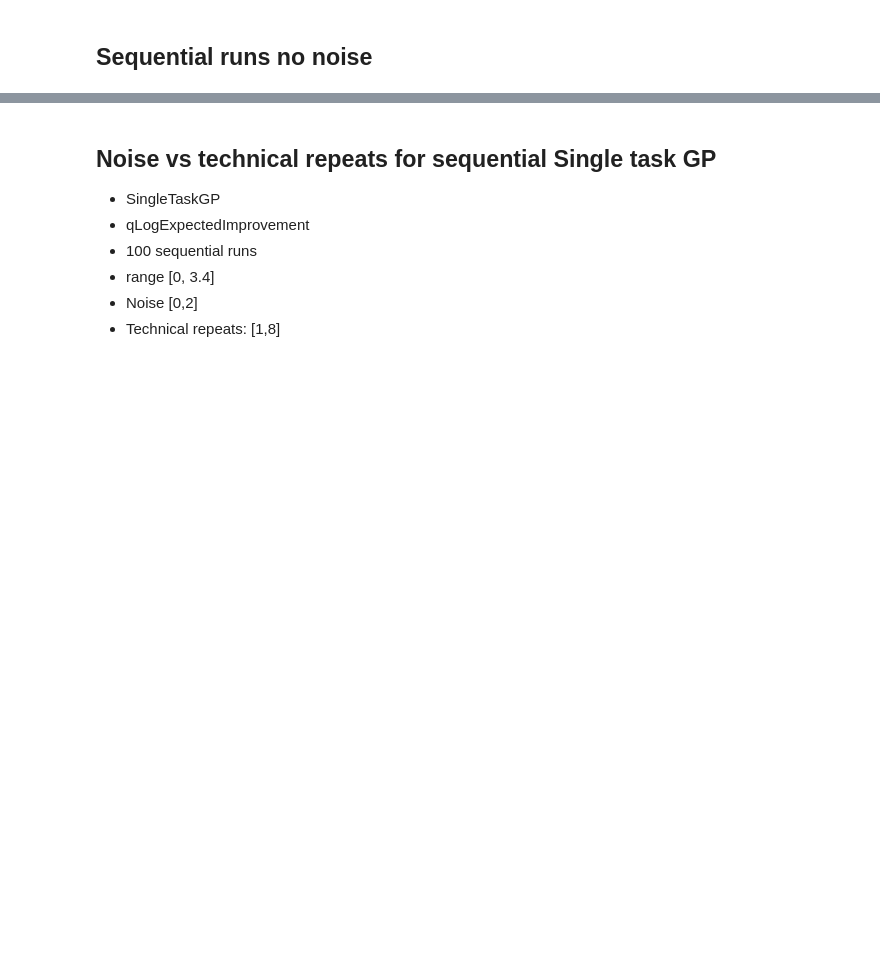
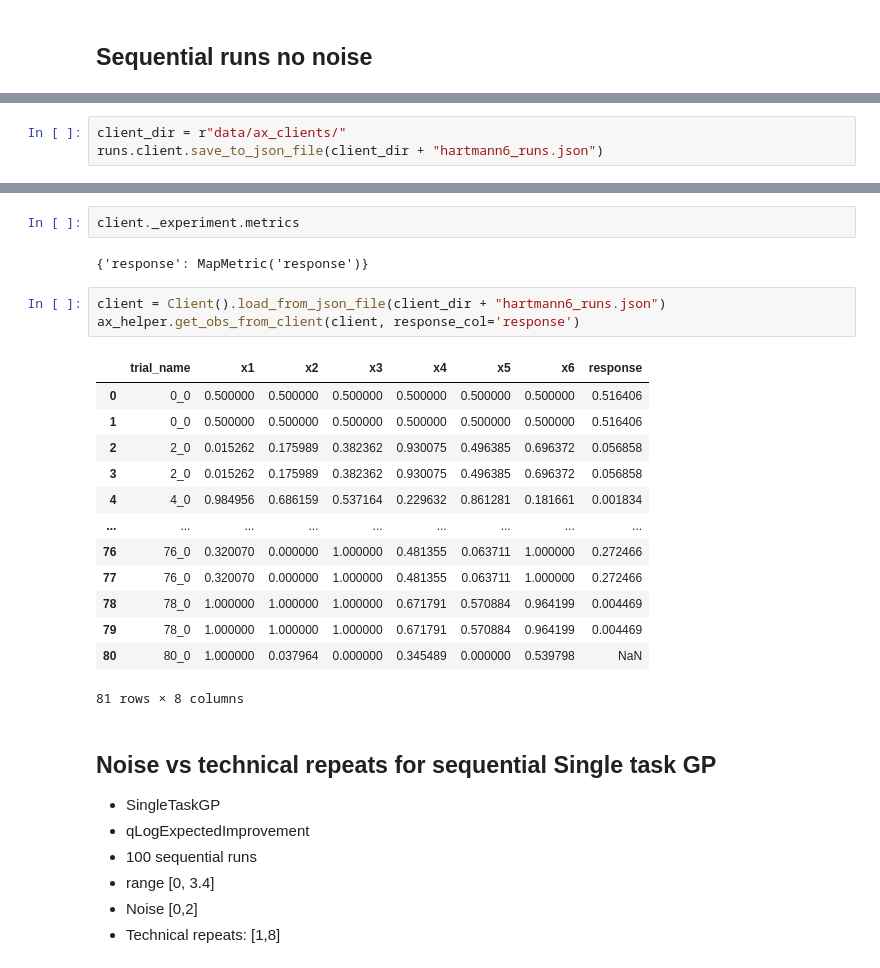
Before and after one commit to Sauciu1/BO-Coli, a Jupyter notebook: notebooks/batch_bayesian_test.ipynb, the cells around one changed output, grey strips where cells are left out. Saved outputs shown, nothing was run; the diff lists cells and outputs as text; blank space fills up the shorter version.

```diff
--- a/notebooks/batch_bayesian_test.ipynb
+++ b/notebooks/batch_bayesian_test.ipynb
@@ -447,0 +447,3 @@ runs.plot_GP(HeteroWhiteSGP)
+# %%
+client_dir = r"data/ax_clients/"
+runs.client.save_to_json_file(client_dir + "hartmann6_runs.json")
@@ -448,3 +474,24 @@ runs.plot_GP(HeteroWhiteSGP)
+# %%
+client._experiment.metrics
+# %% [output]
+{'response': MapMetric('response')}
+# %%
+client = Client().load_from_json_file(client_dir + "hartmann6_runs.json")
+ax_helper.get_obs_from_client(client, response_col='response')
+# %% [output]
+|  | trial_name | x1 | x2 | x3 | x4 | x5 | x6 | response |
+| 0 | 0_0 | 0.500000 | 0.500000 | 0.500000 | 0.500000 | 0.500000 | 0.500000 | 0.516406 |
+| 1 | 0_0 | 0.500000 | 0.500000 | 0.500000 | 0.500000 | 0.500000 | 0.500000 | 0.516406 |
+| 2 | 2_0 | 0.015262 | 0.175989 | 0.382362 | 0.930075 | 0.496385 | 0.696372 | 0.056858 |
+| 3 | 2_0 | 0.015262 | 0.175989 | 0.382362 | 0.930075 | 0.496385 | 0.696372 | 0.056858 |
+| 4 | 4_0 | 0.984956 | 0.686159 | 0.537164 | 0.229632 | 0.861281 | 0.181661 | 0.001834 |
+| ... | ... | ... | ... | ... | ... | ... | ... | ... |
+| 76 | 76_0 | 0.320070 | 0.000000 | 1.000000 | 0.481355 | 0.063711 | 1.000000 | 0.272466 |
+| 77 | 76_0 | 0.320070 | 0.000000 | 1.000000 | 0.481355 | 0.063711 | 1.000000 | 0.272466 |
+| 78 | 78_0 | 1.000000 | 1.000000 | 1.000000 | 0.671791 | 0.570884 | 0.964199 | 0.004469 |
+| 79 | 78_0 | 1.000000 | 1.000000 | 1.000000 | 0.671791 | 0.570884 | 0.964199 | 0.004469 |
+| 80 | 80_0 | 1.000000 | 0.037964 | 0.000000 | 0.345489 | 0.000000 | 0.539798 | NaN |
+81 rows × 8 columns
 # %% [markdown]
 ## Noise vs technical repeats for sequential Single task GP
 * SingleTaskGP
```
Also changed, not shown: parts of 17 cells of this notebook, 5 other files.
